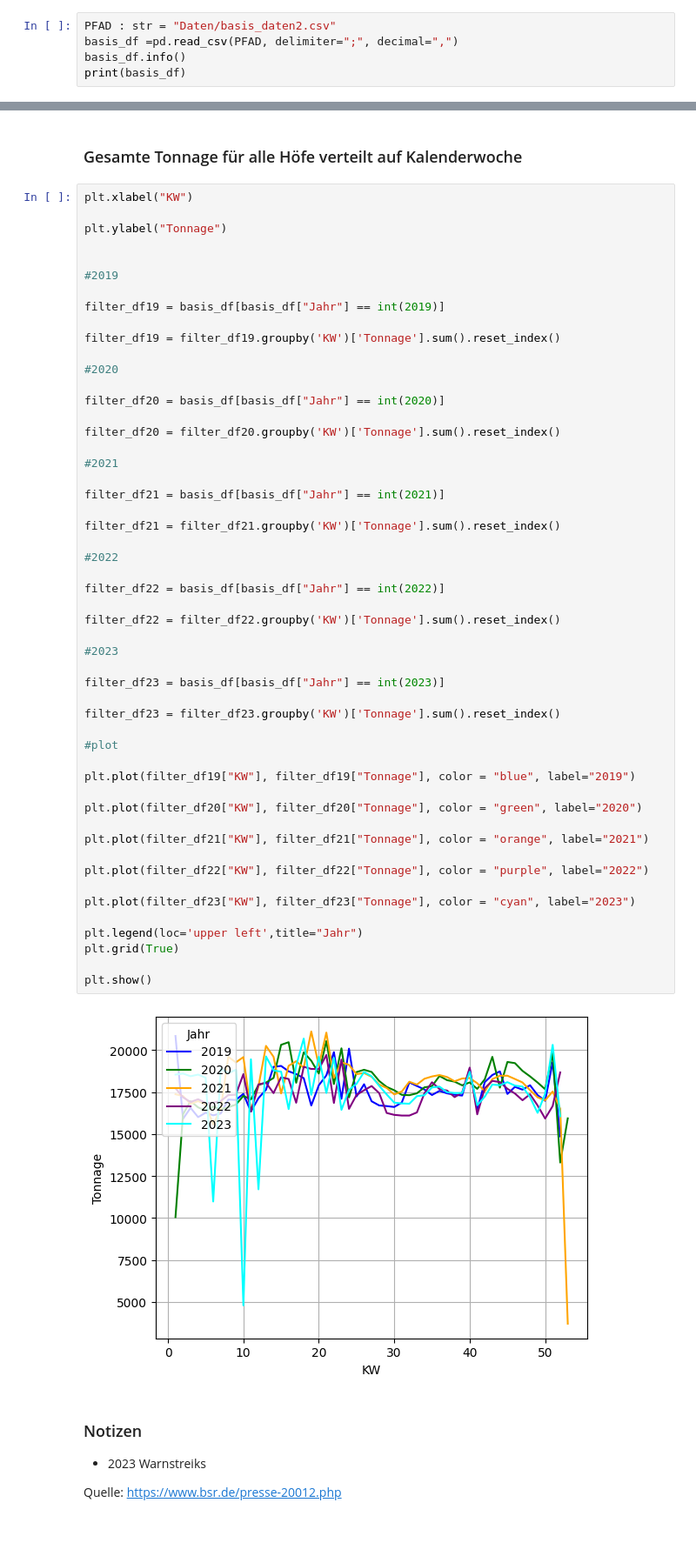
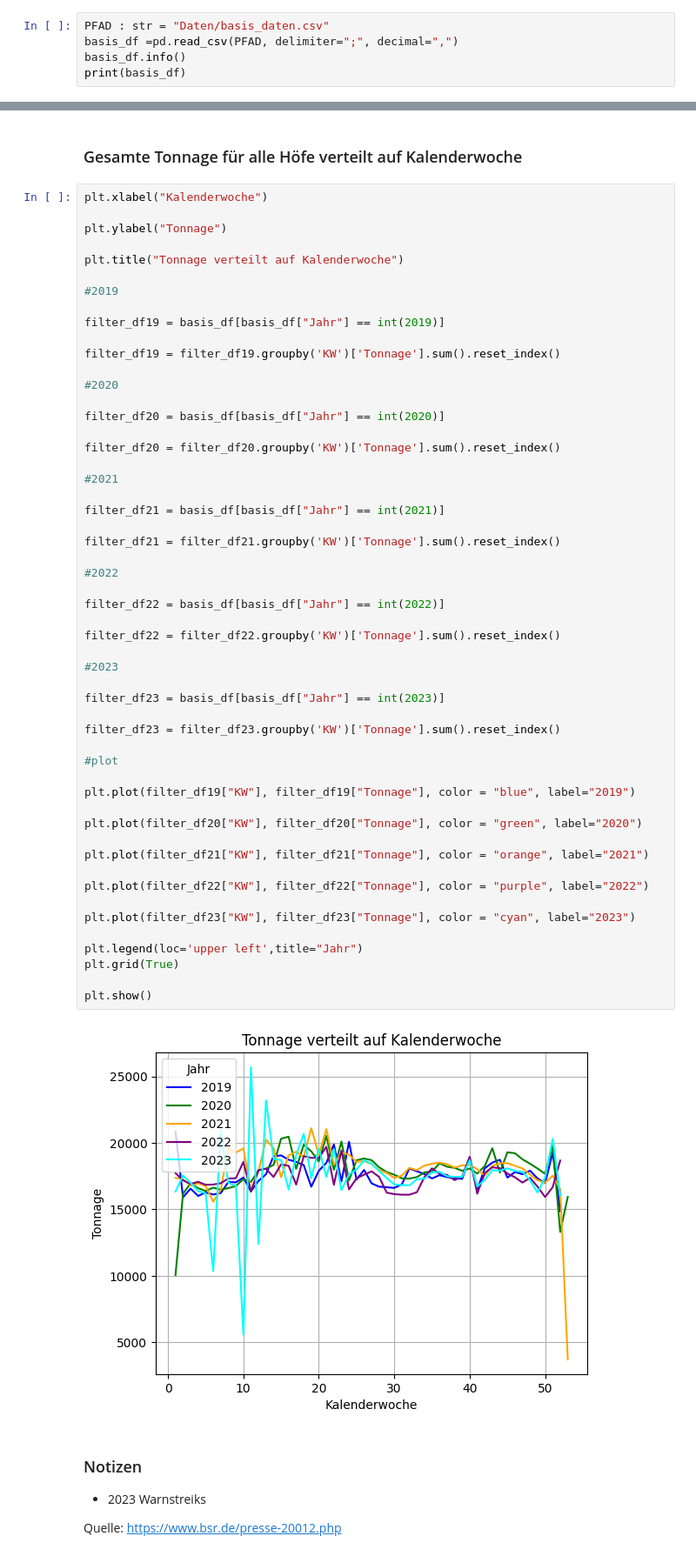
Before and after one commit to s-matthies/ai-waste-analytics, a Jupyter notebook: Basis_Data.ipynb, the cells around one changed output, grey strips where cells are left out. Shown at 87% size. Drawn from its saved outputs; the diff is of its cells as text; blank space fills up the shorter version.

```diff
--- a/Basis_Data.ipynb
+++ b/Basis_Data.ipynb
@@ -10,7 +10,7 @@ import seaborn as sns
 # %% [markdown]
 ### Daten auslesen
 # %%
-PFAD : str = "Daten/basis_daten2.csv"
+PFAD : str = "Daten/basis_daten.csv"
 basis_df =pd.read_csv(PFAD, delimiter=";", decimal=",")
 basis_df.info()
 print(basis_df)
@@ -121,10 +121,11 @@ plt.show()
 # %% [markdown]
 ### Gesamte Tonnage für alle Höfe verteilt auf Kalenderwoche
 # %%
-plt.xlabel("KW")
+plt.xlabel("Kalenderwoche")
 
 plt.ylabel("Tonnage")
 
+plt.title("Tonnage verteilt auf Kalenderwoche")
 
 #2019
 
@@ -146,34 +147,34 @@ filter_df21 = filter_df21.groupby('KW')['Tonnage'].sum().reset_index()
 
 #2022
 
 filter_df22 = basis_df[basis_df["Jahr"] == int(2022)]
 
 filter_df22 = filter_df22.groupby('KW')['Tonnage'].sum().reset_index()
 
 #2023
 
 filter_df23 = basis_df[basis_df["Jahr"] == int(2023)]
 
 filter_df23 = filter_df23.groupby('KW')['Tonnage'].sum().reset_index()
 
 #plot
 
 plt.plot(filter_df19["KW"], filter_df19["Tonnage"], color = "blue", label="2019")
 
 plt.plot(filter_df20["KW"], filter_df20["Tonnage"], color = "green", label="2020")
 
 plt.plot(filter_df21["KW"], filter_df21["Tonnage"], color = "orange", label="2021")
 
 plt.plot(filter_df22["KW"], filter_df22["Tonnage"], color = "purple", label="2022")
 
 plt.plot(filter_df23["KW"], filter_df23["Tonnage"], color = "cyan", label="2023")
 
 plt.legend(loc='upper left',title="Jahr")
 plt.grid(True)
 
 plt.show()
 # %% [output]
-[figure, old version]
+[figure, new version]
 # %% [markdown]
 ### Notizen
 - 2023 Warnstreiks
```
Also changed, not shown: parts of 5 cells of this notebook, 6 other files.
